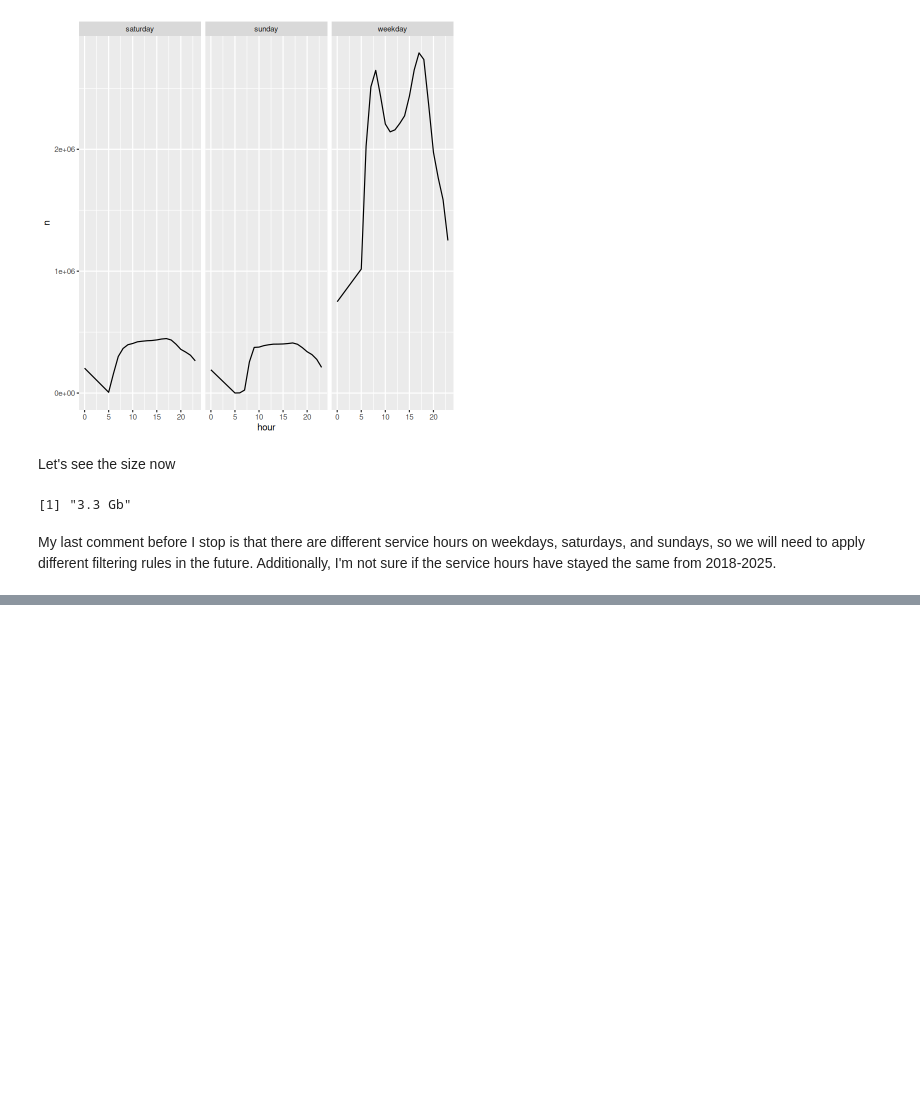
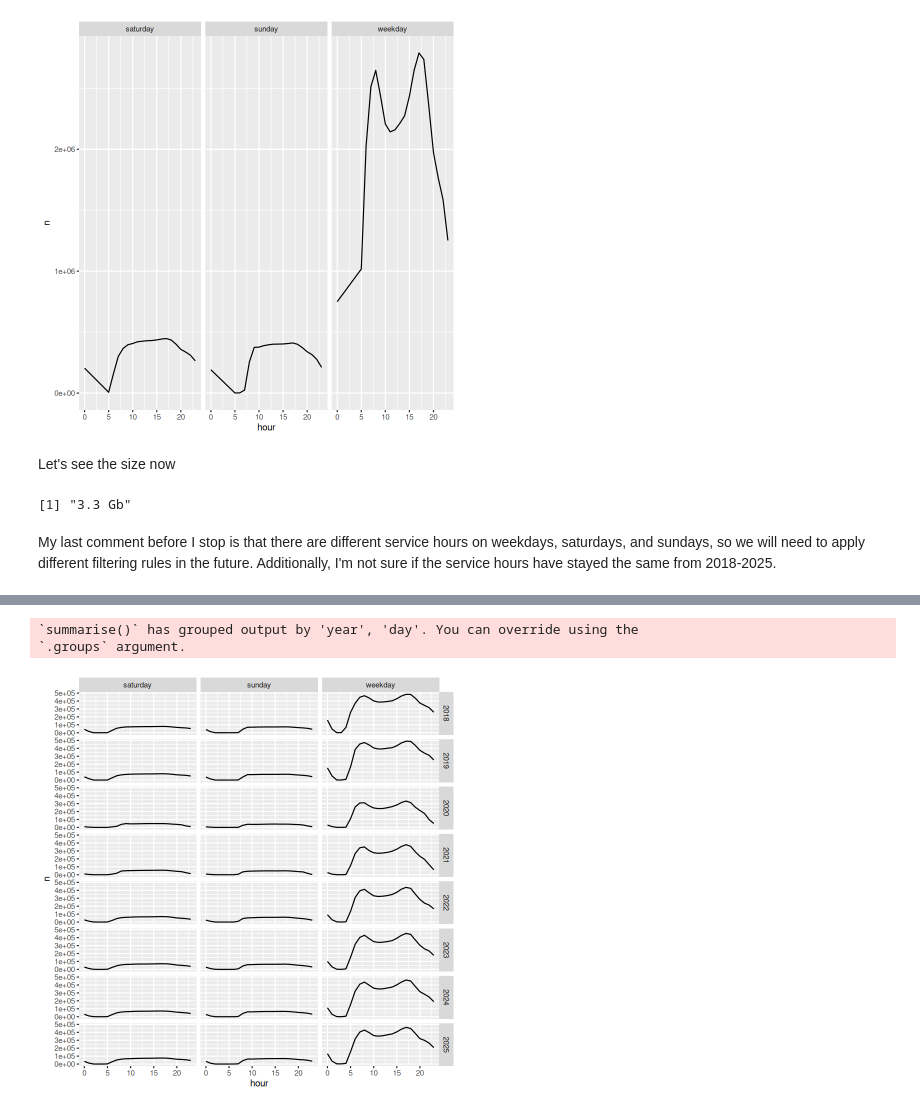
Before and after one commit to andreagalloro/230A-final-project, a Jupyter notebook: eda/eda3-drew.ipynb, the cells around one changed output, grey strips where cells are left out. Drawn from its saved outputs; the diff is of its cells as text; code cells hidden in the pictures; blank space fills up the shorter version.

Commit message:
check ridership wee hours of the morning.

```diff
--- a/eda/eda3-drew.ipynb
+++ b/eda/eda3-drew.ipynb
@@ -171,0 +194,12 @@ My last comment before I stop is that there are different service hours on weekd
+# %%
+od_data |>
+    mutate(year = year(date)) |>
+    group_by(year, day, hour) |>
+    summarize(n = n()) |>
+    ggplot(aes(x = hour)) +
+        geom_line(aes(y = n)) +
+        facet_grid(rows = vars(year), cols = vars(day))
+# %% [output]
+`summarise()` has grouped output by 'year', 'day'. You can override using the
+`.groups` argument.
+[figure, added]
```
Also changed, not shown: parts of 6 cells of this notebook.
